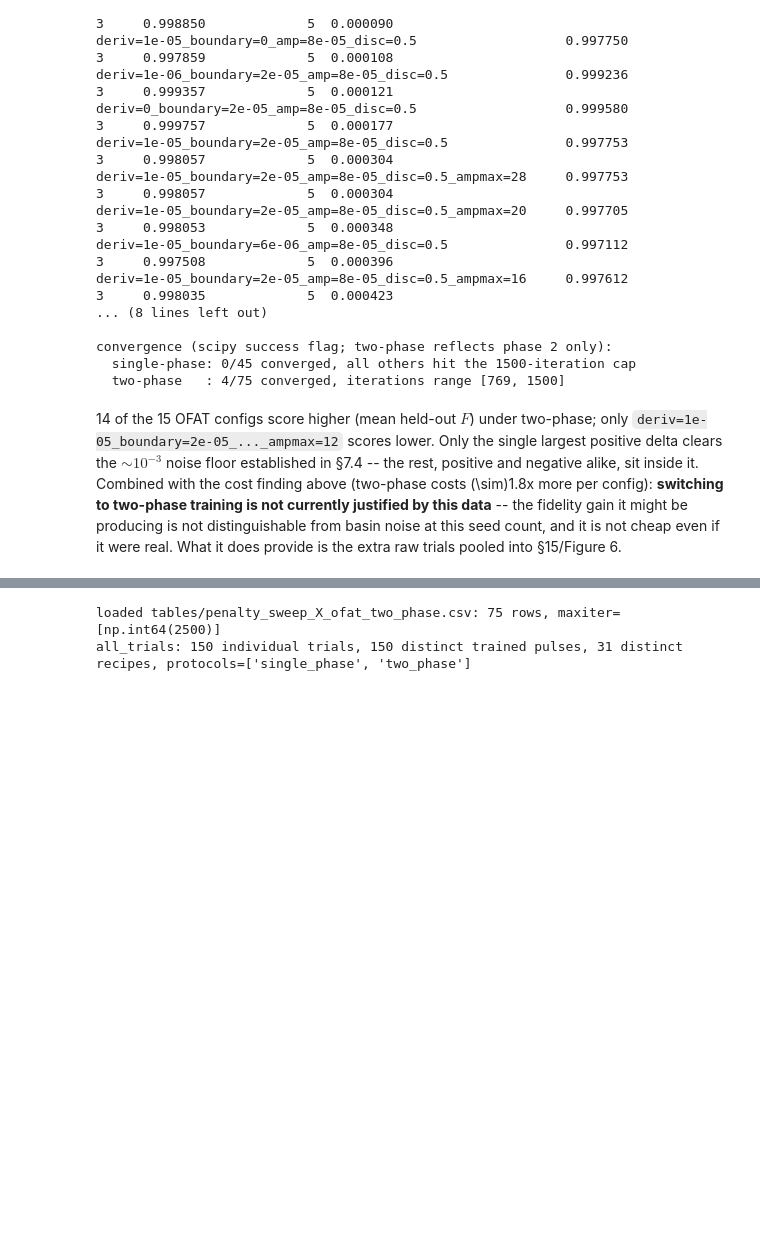
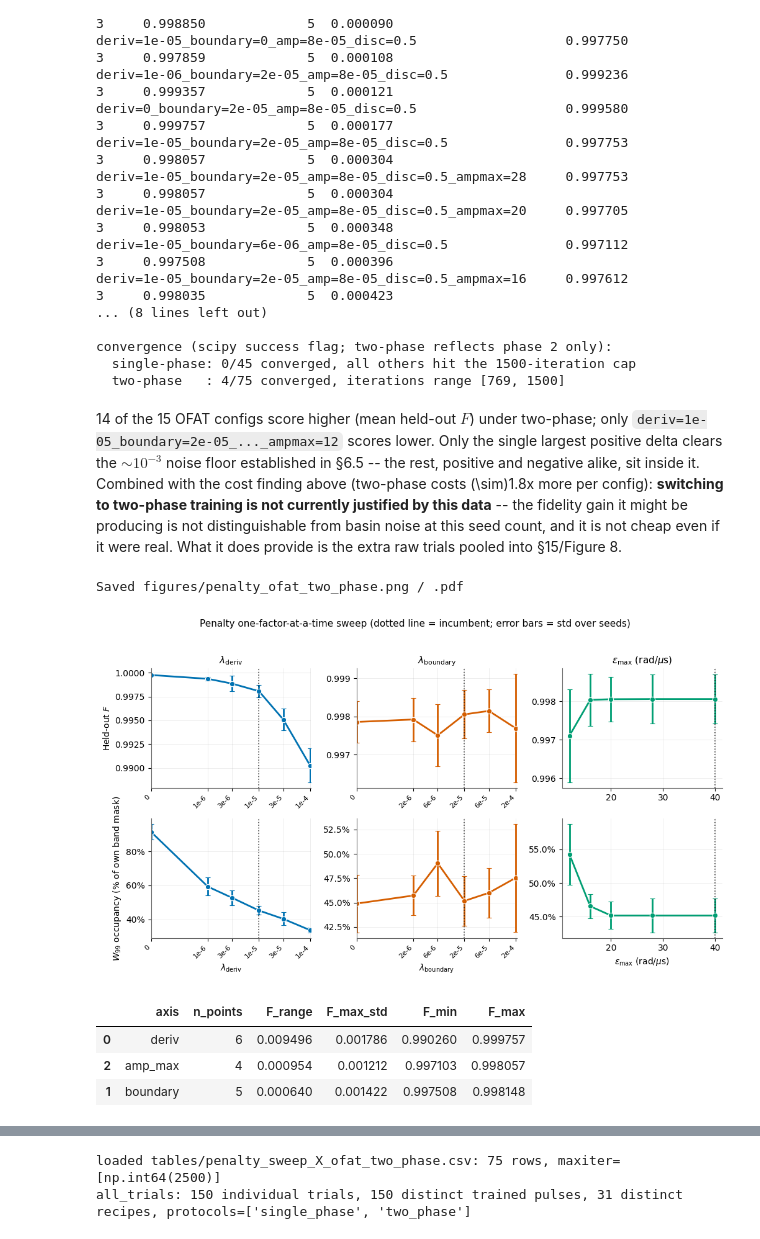
Before and after one commit to curiousCATla/Qubit-Drive-GRAPE, a Jupyter notebook: penalty_optimization.ipynb, the cells around one changed output, grey strips where cells are left out. Drawn from its saved outputs; the diff is of its cells as text; code cells hidden in the pictures; blank space fills up the shorter version.

```diff
--- a/penalty_optimization.ipynb
+++ b/penalty_optimization.ipynb
@@ -1806,9 +1916,41 @@ convergence (scipy success flag; two-phase reflects phase 2 only):
 # %% [markdown]
 14 of the 15 OFAT configs score higher (mean held-out $F$) under two-phase; only
 `deriv=1e-05_boundary=2e-05_..._ampmax=12` scores lower. Only the single largest positive
-delta clears the $\sim\!10^{-3}$ noise floor established in §7.4 -- the rest, positive and
+delta clears the $\sim\!10^{-3}$ noise floor established in §6.5 -- the rest, positive and
 negative alike, sit inside it. Combined with the cost finding above (two-phase costs
 \(\sim\)1.8x more per config): **switching to two-phase training is not currently justified
 by this data** -- the fidelity gain it might be producing is not distinguishable from basin
 noise at this seed count, and it is not cheap even if it were real. What it does provide is
-the extra raw trials pooled into §15/Figure 6.
+the extra raw trials pooled into §15/Figure 8.
+# %%
+fig = pv.plot_ofat(df2, save_path="figures/penalty_ofat_two_phase")
+# %% [output]
+Saved figures/penalty_ofat_two_phase.png / .pdf
+[figure, added]
+# %%
+# Per-axis shape of the two-phase ladder: range of the seed-mean fidelity and the
+# largest per-point seed std (the error bar itself drawn above), so the caption below
+# can state whether the ladder's movement clears its own noise -- same framing as
+# §6.5 and §12.2's delta table above.
+agg2 = pv.aggregate_seeds(df2)
+ofat2 = agg2[agg2["swept"].isin(pv.AXIS_NAMES)]
+rows = []
+for pname in pv.AXIS_NAMES:
+    sub = ofat2[ofat2["swept"] == pname]
+    if sub.empty:
+        continue
+    rows.append({
+        "axis": pname,
+        "n_points": len(sub),
+        "F_range": sub["F_ped_heldout_mean"].max() - sub["F_ped_heldout_mean"].min(),
+        "F_max_std": sub["F_ped_heldout_mean_std"].max(),
+        "F_min": sub["F_ped_heldout_mean"].min(),
+        "F_max": sub["F_ped_heldout_mean"].max(),
+    })
+ladder2_summary = pd.DataFrame(rows).sort_values("F_range", ascending=False)
+ladder2_summary
+# %% [output]
+|  | axis | n_points | F_range | F_max_std | F_min | F_max |
+| 0 | deriv | 6 | 0.009496 | 0.001786 | 0.990260 | 0.999757 |
+| 2 | amp_max | 4 | 0.000954 | 0.001212 | 0.997103 | 0.998057 |
+| 1 | boundary | 5 | 0.000640 | 0.001422 | 0.997508 | 0.998148 |
```
Also changed, not shown: parts of 73 cells of this notebook, 58 other files.
